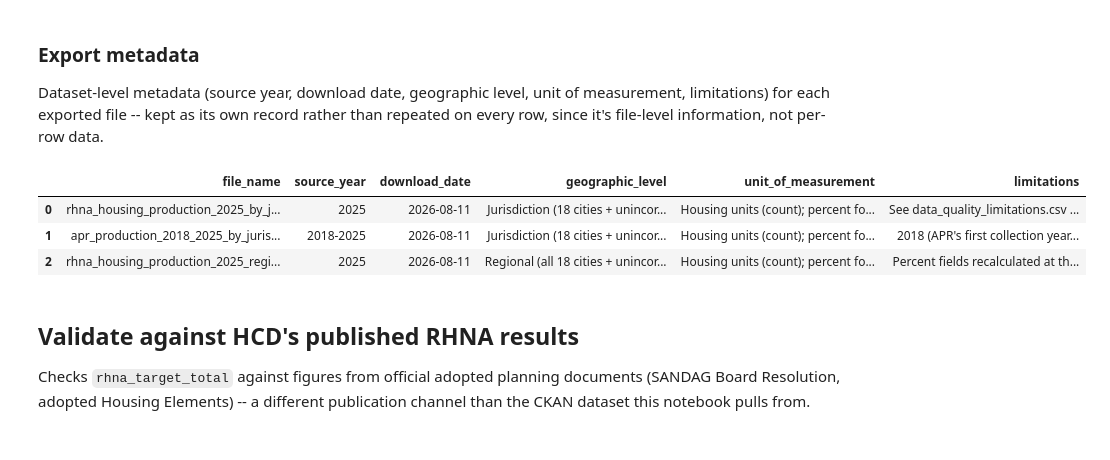
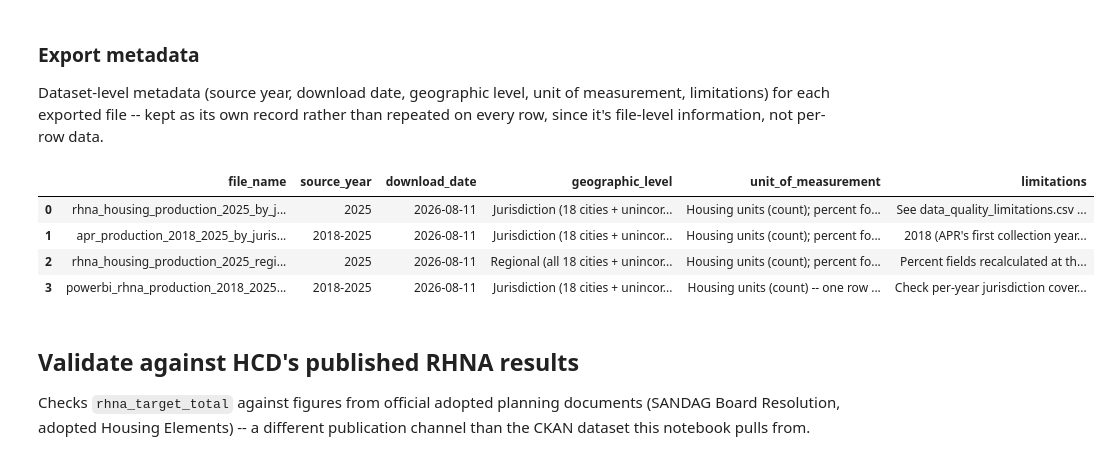
Before and after one commit to laurenthanhvo/chpd-dashboard-data-validation, a Jupyter notebook: van's work/notebooks/rhna_housing_production.ipynb, the cells around one changed output. Drawn from its saved outputs; the diff is of its cells as text; code cells hidden in the pictures.

```diff
--- a/van's work/notebooks/rhna_housing_production.ipynb
+++ b/van's work/notebooks/rhna_housing_production.ipynb
@@ -1193,33 +1410,42 @@ export_metadata = pd.DataFrame([
         "source_year": TARGET_YEAR,
         "download_date": DOWNLOAD_DATE,
         "geographic_level": "Jurisdiction (18 cities + unincorporated San Diego County)",
         "unit_of_measurement": "Housing units (count); percent for share/pct_achieved fields",
         "limitations": "See data_quality_limitations.csv for full detail. Key ones: RHNA progress based on building permits only; APR is self-reported",
     },
     {
         "file_name": f"apr_production_{APR_START_YEAR}_{TARGET_YEAR}_by_jurisdiction_year.csv",
         "source_year": f"{APR_START_YEAR}-{TARGET_YEAR}",
         "download_date": DOWNLOAD_DATE,
         "geographic_level": "Jurisdiction (18 cities + unincorporated San Diego County), by year",
         "unit_of_measurement": "Housing units (count); percent for affordable-share fields",
         "limitations": "2018 (APR's first collection year) may have lower reporting completeness than later years -- see coverage check above",
     },
     {
         "file_name": f"rhna_housing_production_{TARGET_YEAR}_regional_total.csv",
         "source_year": TARGET_YEAR,
         "download_date": DOWNLOAD_DATE,
         "geographic_level": "Regional (all 18 cities + unincorporated San Diego County combined)",
         "unit_of_measurement": "Housing units (count); percent for share/pct_achieved fields",
         "limitations": "Percent fields recalculated at the regional level, not averaged from jurisdiction percentages",
     },
+    {
+        "file_name": f"powerbi_rhna_production_{APR_START_YEAR}_{TARGET_YEAR}_long.csv",
+        "source_year": f"{APR_START_YEAR}-{TARGET_YEAR}",
+        "download_date": DOWNLOAD_DATE,
+        "geographic_level": "Jurisdiction (18 cities + unincorporated San Diego County)",
+        "unit_of_measurement": "Housing units (count) -- one row per jurisdiction/year/income category/development stage",
+        "limitations": "Check per-year jurisdiction coverage before filtering -- 2018 (APR's first year) may be less complete than later years",
+    },
 ])
 export_metadata.to_csv(DOCS_DIR / "export_metadata.csv", index=False)
 export_metadata
 # %% [output]
 |  | file_name | source_year | download_date | geographic_level | unit_of_measurement | limitations |
 | 0 | rhna_housing_production_2025_by_j... | 2025 | 2026-08-11 | Jurisdiction (18 cities + unincor... | Housing units (count); percent fo... | See data_quality_limitations.csv ... |
 | 1 | apr_production_2018_2025_by_juris... | 2018-2025 | 2026-08-11 | Jurisdiction (18 cities + unincor... | Housing units (count); percent fo... | 2018 (APR's first collection year... |
 | 2 | rhna_housing_production_2025_regi... | 2025 | 2026-08-11 | Regional (all 18 cities + unincor... | Housing units (count); percent fo... | Percent fields recalculated at th... |
+| 3 | powerbi_rhna_production_2018_2025... | 2018-2025 | 2026-08-11 | Jurisdiction (18 cities + unincor... | Housing units (count) -- one row ... | Check per-year jurisdiction cover... |
 # %% [markdown]
 ## Validate against HCD's published RHNA results
 
```
Also changed, not shown: parts of 16 cells of this notebook, 6 other files.
